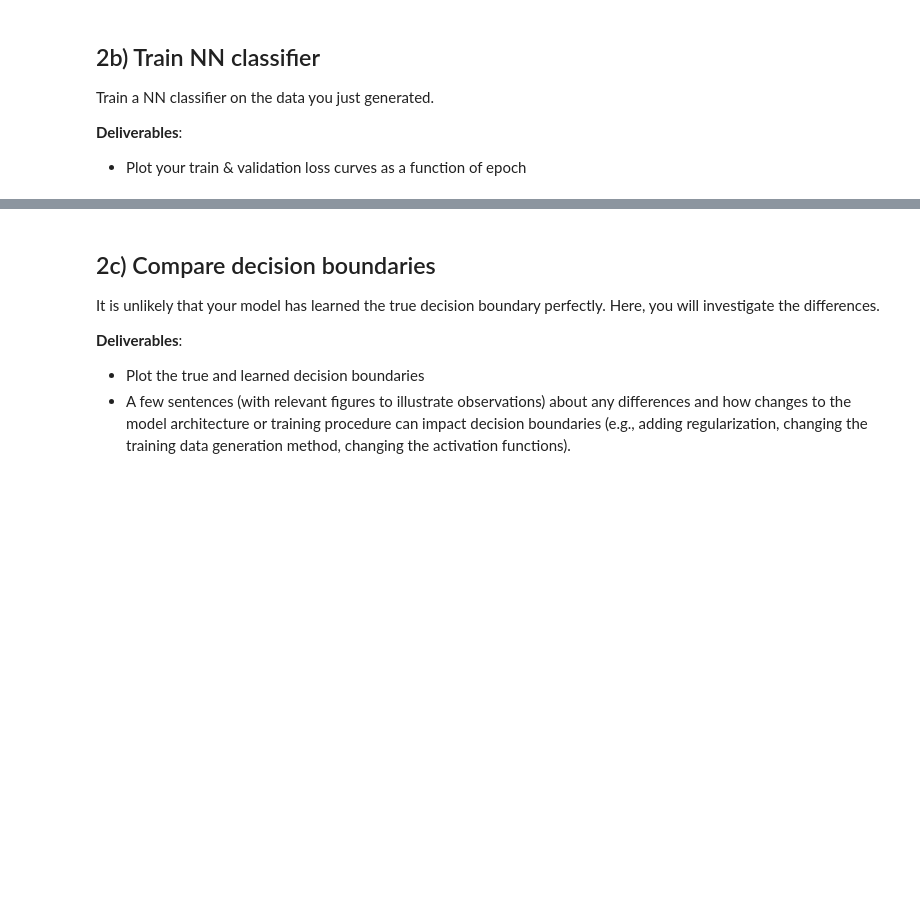
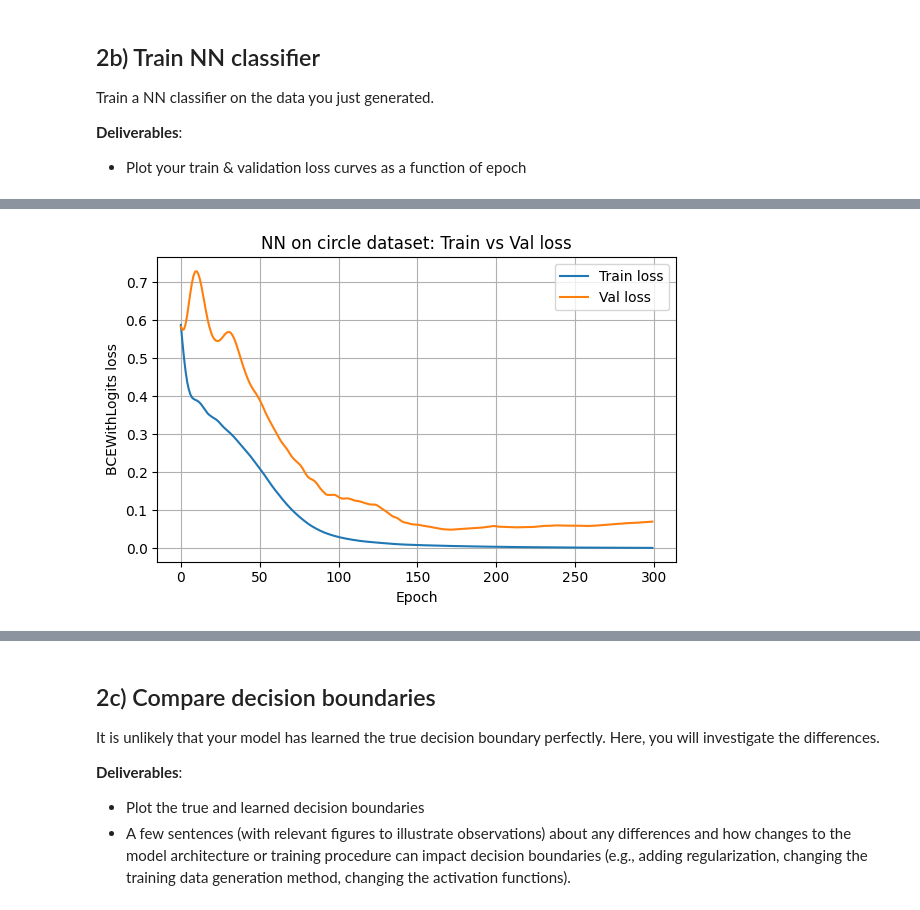
Before and after one commit to kmuenpra/EECE7268, a Jupyter notebook: EECE7398_HW1.ipynb, the cells around one changed output, grey strips where cells are left out. Saved outputs shown, nothing was run; the diff lists cells and outputs as text; code cells hidden in the pictures; blank space fills up the shorter version.

```diff
--- a/EECE7398_HW1.ipynb
+++ b/EECE7398_HW1.ipynb
@@ -355,3 +719,89 @@ Train a NN classifier on the data you just generated.
 
 **Deliverables**:
 - Plot your train & validation loss curves as a function of epoch
+# %%
+# 2b) Train a NN on the circle dataset and plot loss curves
+import numpy as np
+import torch
+import torch.nn as nn
+import matplotlib.pyplot as plt
+
+# ----- 1) Generate data (same rule as 2a) -----
+def make_circle_data(n=100, r=3.0, box=5.0, seed=0):
+    rng = np.random.default_rng(seed)
+    X = rng.uniform(-box, box, size=(n, 2))
+    y = (np.linalg.norm(X, axis=1) <= r).astype(np.float32)
+    return X.astype(np.float32), y
+
+X, y = make_circle_data(n=100, r=3.0)
+
+# train/val split (80/20)
+idx = np.random.permutation(len(X))
+n_train = int(0.8 * len(X))
+train_idx, val_idx = idx[:n_train], idx[n_train:]
+X_train, y_train = X[train_idx], y[train_idx]
+X_val,   y_val   = X[val_idx],   y[val_idx]
+
+# to torch tensors
+device = torch.device("cuda" if torch.cuda.is_available() else "cpu")
+Xt = torch.from_numpy(X_train).to(device)
+yt = torch.from_numpy(y_train).unsqueeze(1).to(device)  # shape (N,1)
+Xv = torch.from_numpy(X_val).to(device)
+yv = torch.from_numpy(y_val).unsqueeze(1).to(device)
+
+# ----- 2) Define a tiny NN: 2 -> 16 -> 16 -> 1 (logit) -----
+class MLP(nn.Module):
+    def __init__(self):
+        super().__init__()
+        self.net = nn.Sequential(
+            nn.Linear(2, 16), nn.ReLU(),
+            nn.Linear(16, 16), nn.ReLU(),
+            nn.Linear(16, 1)   # output logit
+        )
+    def forward(self, x): return self.net(x)
+
+model = MLP().to(device)
+
+# ----- 3) Loss/opt -----
+criterion = nn.BCEWithLogitsLoss()        # for binary classification (expects logits)
+opt = torch.optim.Adam(model.parameters(), lr=1e-2)
+EPOCHS = 300
+
+# ----- 4) Train loop with per-epoch train/val loss -----
+train_losses, val_losses = [], []
+for epoch in range(1, EPOCHS + 1):
+    model.train()
+    opt.zero_grad()
+    logits = model(Xt)
+    loss = criterion(logits, yt)
+    loss.backward()
+    opt.step()
+
+    model.eval()
+    with torch.no_grad():
+        val_loss = criterion(model(Xv), yv)
+
+    train_losses.append(loss.item())
+    val_losses.append(val_loss.item())
+
+    if epoch % 50 == 0:
+        print(f"Epoch {epoch:3d} | train {loss.item():.4f} | val {val_loss.item():.4f}")
+
+# ----- 5) Plot loss curves -----
+plt.figure(figsize=(6,4))
+plt.plot(train_losses, label="Train loss")
+plt.plot(val_losses,   label="Val loss")
+plt.xlabel("Epoch")
+plt.ylabel("BCEWithLogits loss")
+plt.title("NN on circle dataset: Train vs Val loss")
+plt.grid(True)
+plt.legend()
+plt.tight_layout()
+plt.show()
+
+# (Optional) quick val accuracy print
+with torch.no_grad():
+    preds = (torch.sigmoid(model(Xv)) > 0.5).float()
+    acc = (preds.eq(yv)).float().mean().item()
+print(f"Validation accuracy: {acc*100:.1f}%")
+# %% [output]
@@ -357,0 +814 @@ Train a NN classifier on the data you just generated.
+[figure, added]
```
Also changed, not shown: parts of 10 cells of this notebook.
